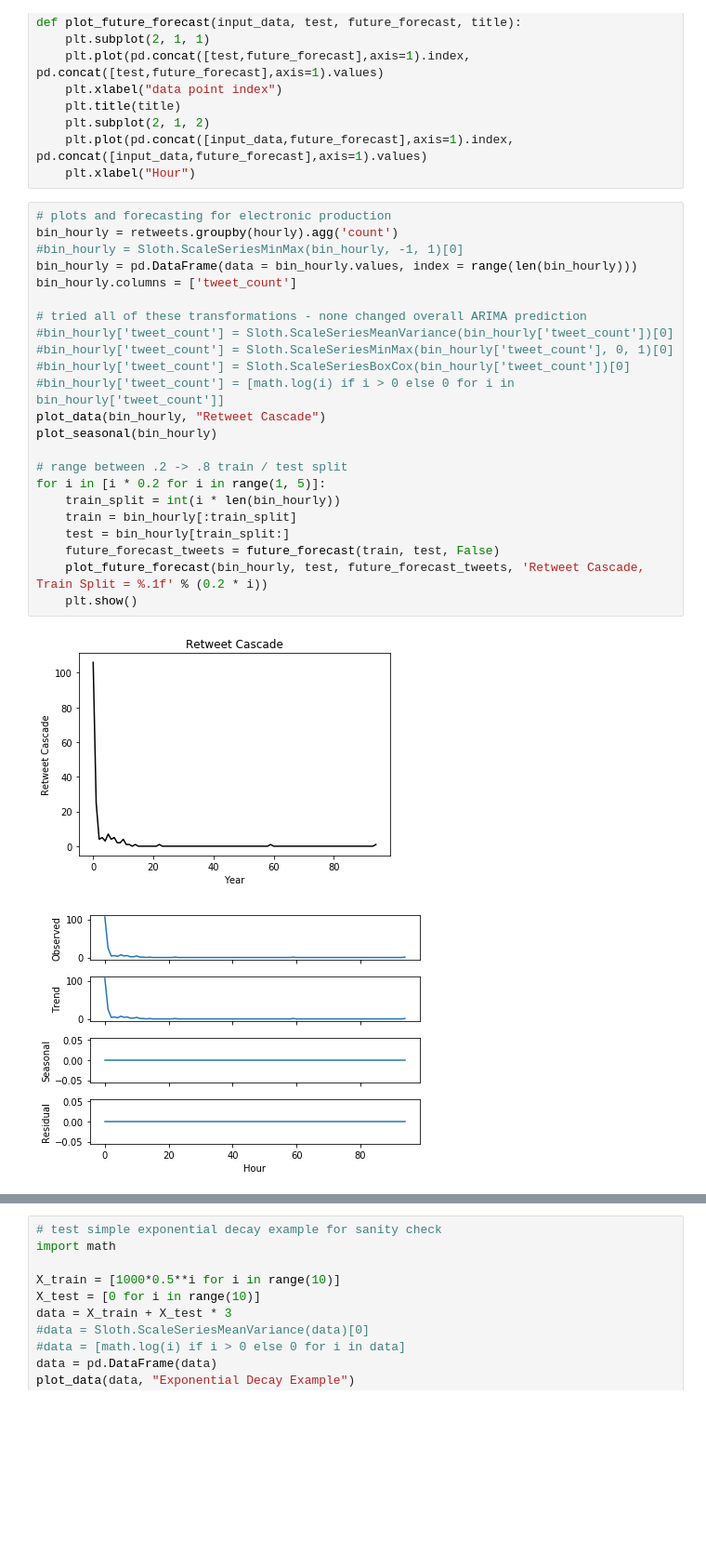
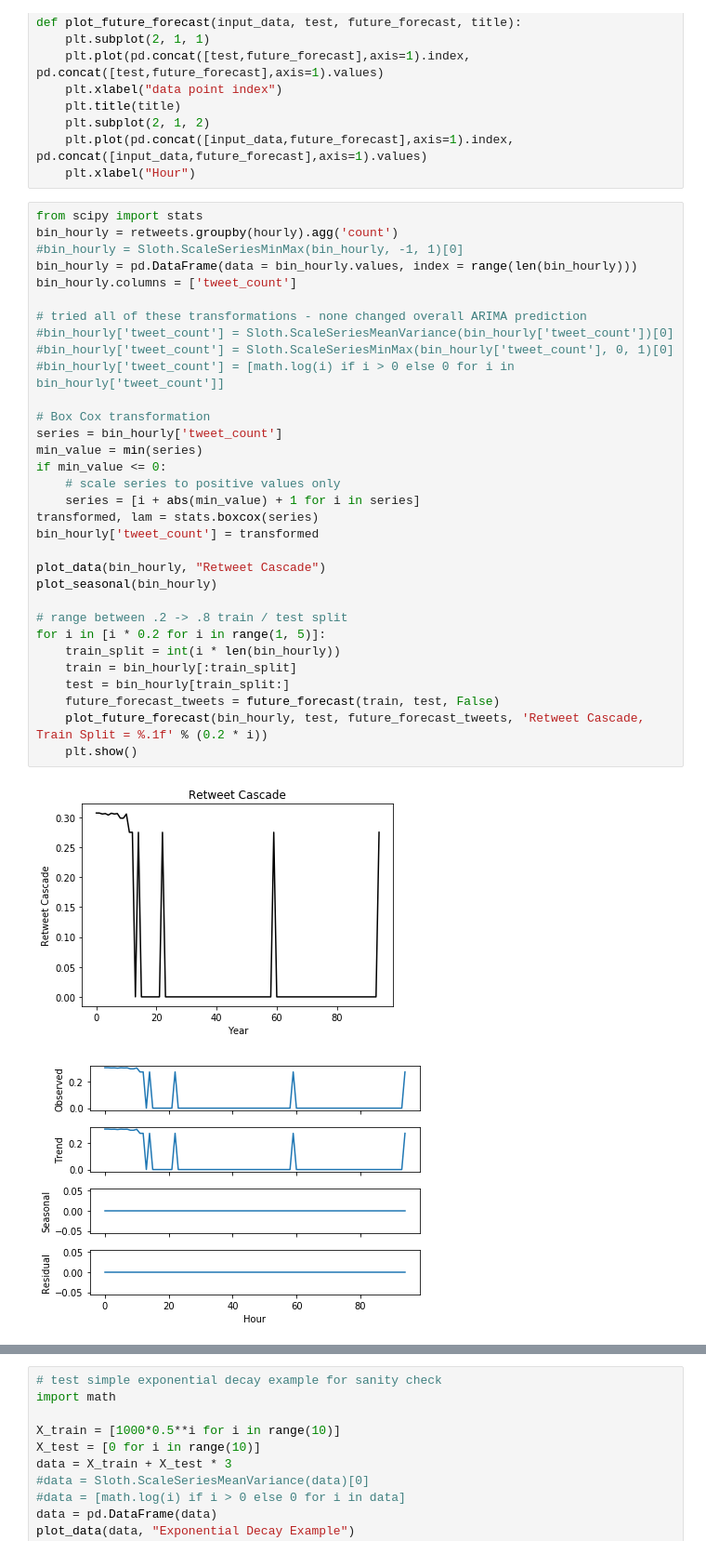
Before and after one commit to NewKnowledge/sloth, a Jupyter notebook: Sloth/scripts/Prediction/ARIMA Testing on SEIMSIC Data.ipynb, the cells around one changed output, grey strips where cells are left out. Shown at 93% size. Drawn from its saved outputs; the diff is of its cells as text; blank space fills up the shorter version.

```diff
--- a/Sloth/scripts/Prediction/ARIMA Testing on SEIMSIC Data.ipynb
+++ b/Sloth/scripts/Prediction/ARIMA Testing on SEIMSIC Data.ipynb
@@ -136,30 +138,39 @@ def plot_future_forecast(input_data, test, future_forecast, title):
     plt.plot(pd.concat([input_data,future_forecast],axis=1).index, pd.concat([input_data,future_forecast],axis=1).values)
     plt.xlabel("Hour")
 # %%
-# plots and forecasting for electronic production
+from scipy import stats
 bin_hourly = retweets.groupby(hourly).agg('count')
 #bin_hourly = Sloth.ScaleSeriesMinMax(bin_hourly, -1, 1)[0]
 bin_hourly = pd.DataFrame(data = bin_hourly.values, index = range(len(bin_hourly)))
 bin_hourly.columns = ['tweet_count']
 
 # tried all of these transformations - none changed overall ARIMA prediction
 #bin_hourly['tweet_count'] = Sloth.ScaleSeriesMeanVariance(bin_hourly['tweet_count'])[0]
 #bin_hourly['tweet_count'] = Sloth.ScaleSeriesMinMax(bin_hourly['tweet_count'], 0, 1)[0]
-#bin_hourly['tweet_count'] = Sloth.ScaleSeriesBoxCox(bin_hourly['tweet_count'])[0]
 #bin_hourly['tweet_count'] = [math.log(i) if i > 0 else 0 for i in bin_hourly['tweet_count']]
+
+# Box Cox transformation
+series = bin_hourly['tweet_count']
+min_value = min(series)
+if min_value <= 0:
+    # scale series to positive values only
+    series = [i + abs(min_value) + 1 for i in series]
+transformed, lam = stats.boxcox(series)
+bin_hourly['tweet_count'] = transformed
+
 plot_data(bin_hourly, "Retweet Cascade")
 plot_seasonal(bin_hourly)
 
 # range between .2 -> .8 train / test split
 for i in [i * 0.2 for i in range(1, 5)]:
     train_split = int(i * len(bin_hourly))
     train = bin_hourly[:train_split]
     test = bin_hourly[train_split:]
     future_forecast_tweets = future_forecast(train, test, False)
     plot_future_forecast(bin_hourly, test, future_forecast_tweets, 'Retweet Cascade, Train Split = %.1f' % (0.2 * i))
     plt.show()
 # %% [output]
-[figure, old version]
+[figure, new version]
-[figure, old version]
+[figure, new version]
 DEBUG::the size of test is:
 (76, 1)
```
Also changed, not shown: parts of 2 cells of this notebook, 4 other files.
